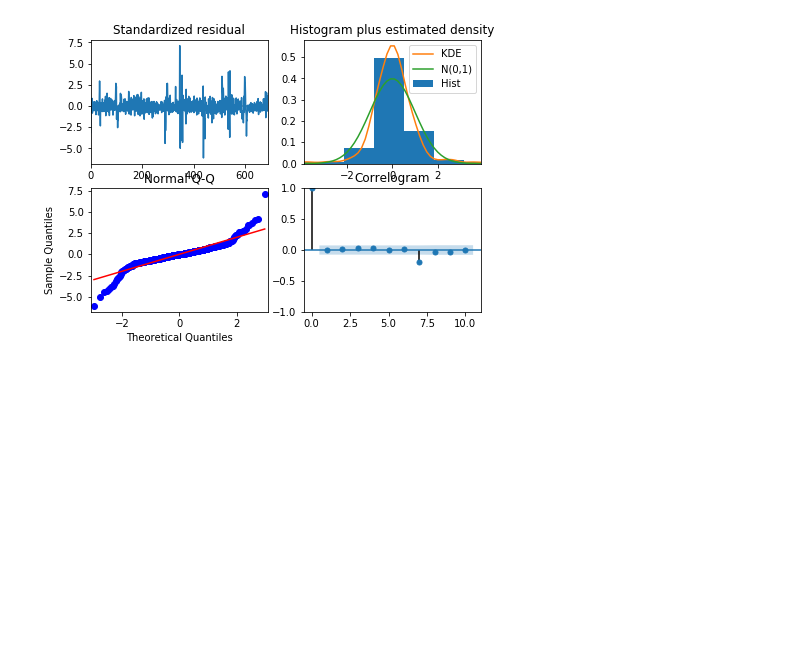
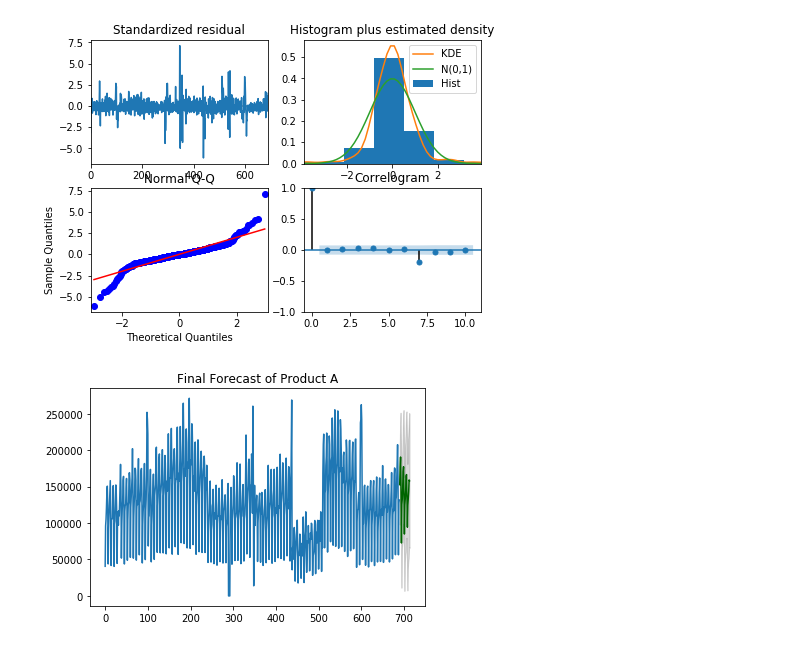
Before and after one commit to ShashiSingam/CraicBox-Sales-Prediction, a Jupyter notebook: Shashi_Singam_Smartbox.ipynb, the cells around one changed output. Saved outputs shown, nothing was run; the diff lists cells and outputs as text; code cells hidden in the pictures; blank space fills up the shorter version.

Commit message:
Model
Applied ARIMA model on the product and forecast the next 24 data points which is forecast for 24 days

```diff
--- a/Shashi_Singam_Smartbox.ipynb
+++ b/Shashi_Singam_Smartbox.ipynb
@@ -408,21 +421,23 @@ plt.show()
 # %%
 # Forecast
 n_periods = 24
 fc, confint = model.predict(n_periods=n_periods, return_conf_int=True)
-index_of_fc = np.arange(len(df.value), len(df.value)+n_periods)
-
+index_of_fc = np.arange(len(data_model.values), len(data_model.values)+n_periods)
+#index_of_fc
 # make series for plotting purpose
 fc_series = pd.Series(fc, index=index_of_fc)
 lower_series = pd.Series(confint[:, 0], index=index_of_fc)
 upper_series = pd.Series(confint[:, 1], index=index_of_fc)
 
 # Plot
-plt.plot(df.value)
+plt.plot(data_model.values)
 plt.plot(fc_series, color='darkgreen')
 plt.fill_between(lower_series.index,
                  lower_series,
                  upper_series,
                  color='k', alpha=.15)
 
-plt.title("Final Forecast of WWW Usage")
+plt.title("Final Forecast of Product A")
 plt.show()
+# %% [output]
+[figure, added]
```
Also changed, not shown: parts of 3 cells of this notebook.
